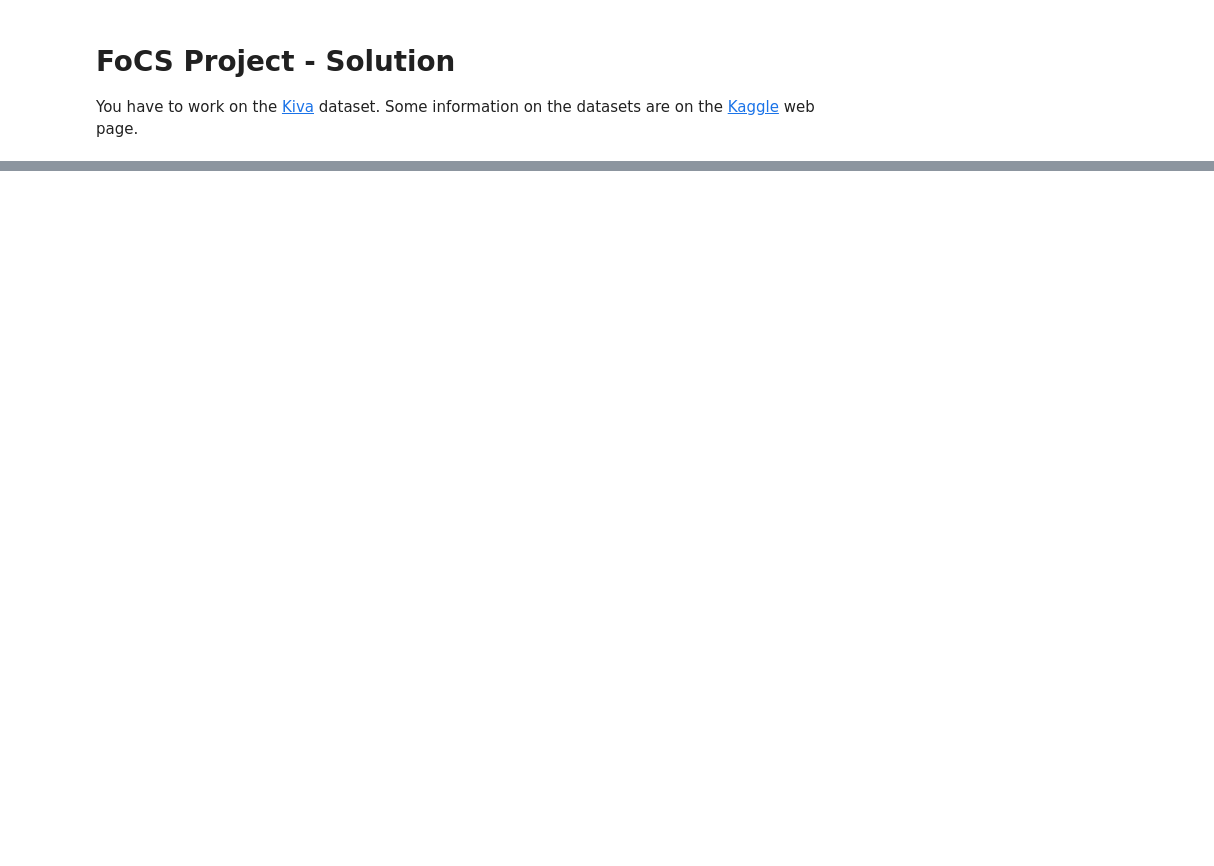
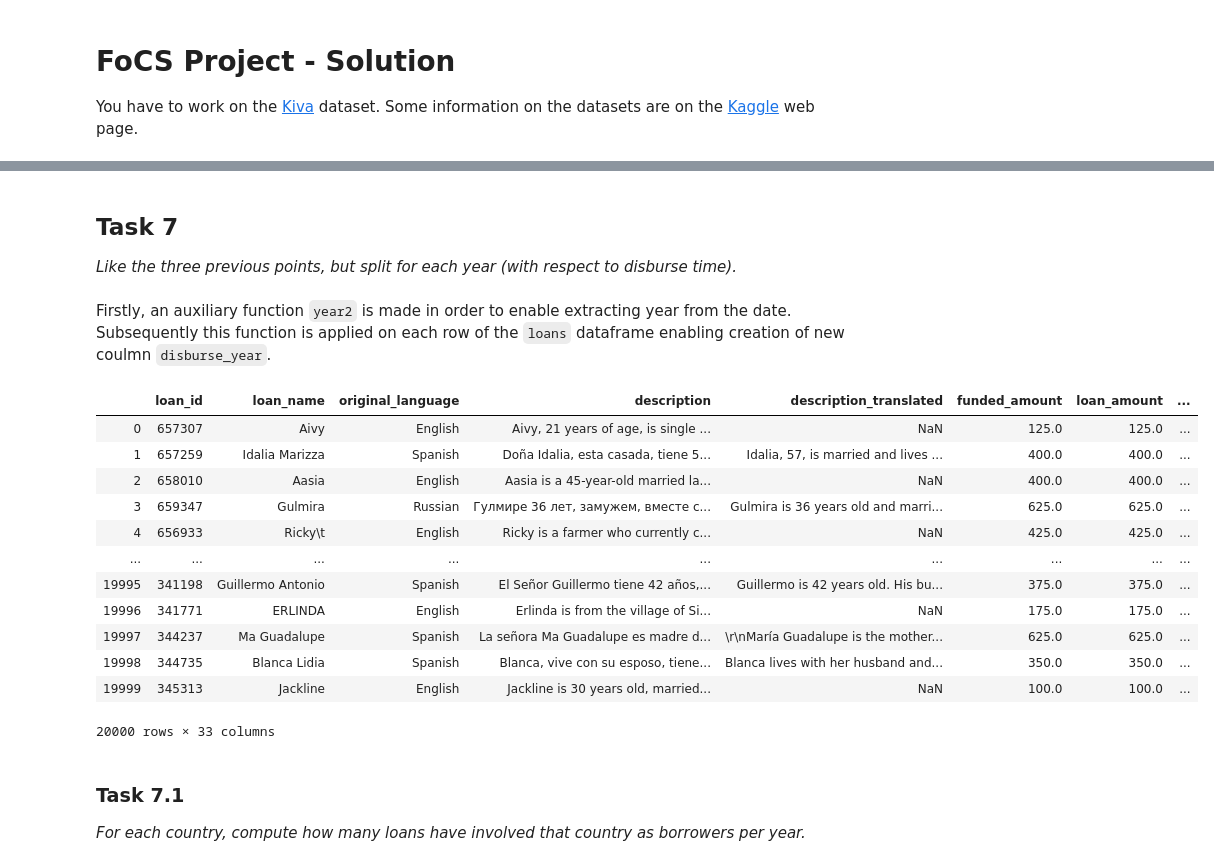
Before and after one commit to vladofilipovic/FoCS_project, a Jupyter notebook: Solution.ipynb, the cells around one changed output, grey strips where cells are left out. Drawn from its saved outputs; the diff is of its cells as text; code cells hidden in the pictures; blank space fills up the shorter version.

```diff
--- a/Solution.ipynb
+++ b/Solution.ipynb
@@ -38,0 +173,16 @@ loans_lenders_normalized =
+# %%
+from datetime import datetime as dt
+
+def daysbetween(s1,s2):
+    if( pd.notna(s1) and pd.notna(s2) and s1 != '' and s2 != ''):
+        d2 = dt.strptime(s2, "%Y-%m-%d %H:%M:%S.%f %z")
+        d1 = dt.strptime(s1, "%Y-%m-%d %H:%M:%S.%f %z")
+        return (d2 - d1).days
+    else:
+        return None
+
+start_time = tm.time()
+loans['duration'] = loans.apply(lambda x: daysbetween(x['disburse_time'],x['planned_expiration_time']), axis=1)
+print("--- %s seconds ---" % (tm.time()-start_time))
+loans_restricted = loans[ ['loan_id', 'loan_name','planned_expiration_time', 'disburse_time', 'duration'] ]
+loans_restricted
@@ -38,0 +210,10 @@ loans_lenders_normalized =
+# %%
+start_time = tm.time()
+groups = loans_lenders.groupby("lender").lender.count()
+groups
+lenders_2more = []
+for x in groups.iteritems():
+    if x[1]  >= 2:
+        lenders_2more.append(x)
+print("--- %s seconds ---" % (tm.time()-start_time))
+lenders_2more
@@ -38,0 +322,35 @@ loans_lenders_normalized =
+# %% [markdown]
+## Task 7
+
+*Like the three previous points, but split for each year (with respect to disburse time).*
+# %% [markdown]
+Firstly, an auxiliary function `year2` is made in order to enable extracting year from the date.  Subsequently this function is applied on each row of the `loans` dataframe enabling creation of new coulmn `disburse_year`.
+# %%
+start_time = tm.time()
+from datetime import datetime as dt
+def year2 (s):
+    if( pd.notna(s) and s != ''):
+        d = dt.strptime(s, "%Y-%m-%d %H:%M:%S.%f %z")
+        return d.year
+    return None
+
+loans["disburse_year"] = loans.disburse_time.map(lambda x: year2(x))
+loans
+# %% [output]
+|  | loan_id | loan_name | original_language | description | description_translated | funded_amount | loan_amount | ... |
+| 0 | 657307 | Aivy | English | Aivy, 21 years of age, is single ... | NaN | 125.0 | 125.0 | ... |
+| 1 | 657259 | Idalia Marizza | Spanish | Doña Idalia, esta casada, tiene 5... | Idalia, 57, is married and lives ... | 400.0 | 400.0 | ... |
+| 2 | 658010 | Aasia | English | Aasia is a 45-year-old married la... | NaN | 400.0 | 400.0 | ... |
+| 3 | 659347 | Gulmira | Russian | Гулмире 36 лет, замужем, вместе с... | Gulmira is 36 years old and marri... | 625.0 | 625.0 | ... |
+| 4 | 656933 | Ricky\t | English | Ricky is a farmer who currently c... | NaN | 425.0 | 425.0 | ... |
+| ... | ... | ... | ... | ... | ... | ... | ... | ... |
+| 19995 | 341198 | Guillermo Antonio | Spanish | El Señor Guillermo tiene 42 años,... | Guillermo is 42 years old. His bu... | 375.0 | 375.0 | ... |
+| 19996 | 341771 | ERLINDA | English | Erlinda is from the village of Si... | NaN | 175.0 | 175.0 | ... |
+| 19997 | 344237 | Ma Guadalupe | Spanish | La señora Ma Guadalupe es madre d... | \r\nMaría Guadalupe is the mother... | 625.0 | 625.0 | ... |
+| 19998 | 344735 | Blanca Lidia | Spanish | Blanca, vive con su esposo, tiene... | Blanca lives with her husband and... | 350.0 | 350.0 | ... |
+| 19999 | 345313 | Jackline | English | Jackline is 30 years old, married... | NaN | 100.0 | 100.0 | ... |
+20000 rows × 33 columns
+# %% [markdown]
+### Task 7.1
+
+*For each country, compute how many loans have involved that country as borrowers per year.*
```
Also changed, not shown: parts of 54 cells of this notebook, 1 other file.
